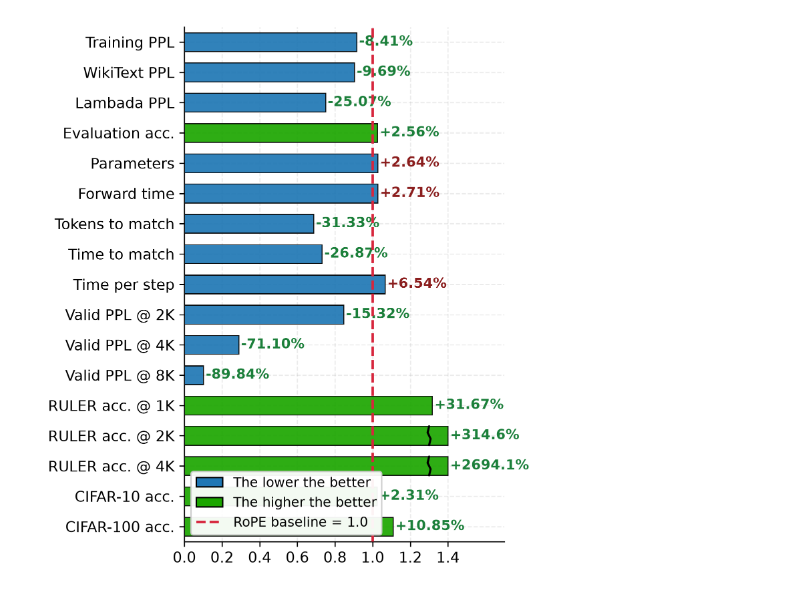
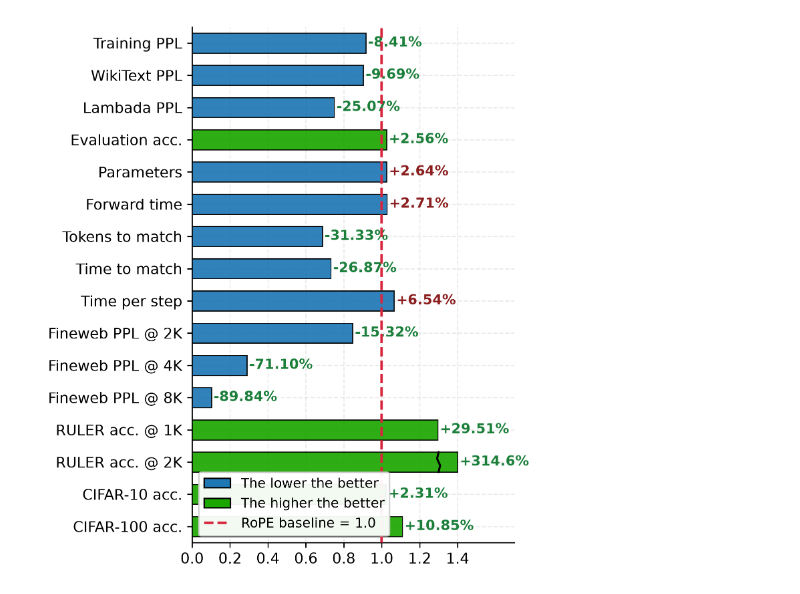
Before and after one commit to wzhagi/convpe, a Jupyter notebook: paper/FIGURES/overview.ipynb, the cells around one changed output. Saved outputs shown, nothing was run; the diff lists cells and outputs as text; code cells hidden in the pictures.

```diff
--- a/paper/FIGURES/overview.ipynb
+++ b/paper/FIGURES/overview.ipynb
@@ -37,25 +37,20 @@ rows = [
     ["Tokens to match", "lower", 2.06 / 3.0],
     ["Time to match", "lower", 1 - 0.2687],
     ["Time per step", "lower", 2.77 / 2.6],
-    ["Valid PPL @ 2K", "lower", math.exp(3.0021 - 3.1684)],
-    ["Valid PPL @ 4K", "lower", math.exp(3.0278 - 4.2690)],
-    ["Valid PPL @ 8K", "lower", math.exp(3.3575 - 5.6443)],
+    ["Fineweb PPL @ 2K", "lower", math.exp(3.0021 - 3.1684)],
+    ["Fineweb PPL @ 4K", "lower", math.exp(3.0278 - 4.2690)],
+    ["Fineweb PPL @ 8K", "lower", math.exp(3.3575 - 5.6443)],
     [
         "RULER acc. @ 1K",
         "higher",
         (0.890 + 0.664 + 0.180 + 0.200 + 0.008 + 0.186 + 0.187 + 0.008 + 0.002 + 0.012 + 0.191)
-        / (0.614 + 0.612 + 0.090 + 0.198 + 0.002 + 0.104 + 0.149 + 0.002 + 0.001 + 0.148),
+        / (0.614 + 0.612 + 0.090 + 0.198 + 0.002 + 0.104 + 0.149 + 0.032 + 0.002 + 0.001 + 0.148),
     ],
     [
         "RULER acc. @ 2K",
         "higher",
         (0.722 + 0.038 + 0.014 + 0.194 + 0.179 + 0.186 + 0.052 + 0.091)
         / (0.004 + 0.118 + 0.029 + 0.127 + 0.078),
-    ],
-    [
-        "RULER acc. @ 4K",
-        "higher",
-        (0.314 + 0.002 + 0.107 + 0.052) / (0.017),
     ],
     ["CIFAR-10 acc.", "higher", 0.931 / 0.910],
     ["CIFAR-100 acc.", "higher", 0.695 / 0.627],
@@ -117,31 +112,31 @@ for yi, r, p, d in zip(y, ratios, pct_met, dirs):
     else:
         tag = f"{p:+.2f}%"
         label_x = r + 0.012
 
     ax.text(
         label_x, yi, tag, va="center", ha="left",
         fontsize=9.8, color=color, fontweight="bold",
     )
 
 # ax.set_title("ConvPE / RoPE ratio")
 # ---------- 坐标轴调整 ----------
 ax.set_yticks(y)
 ax.set_yticklabels(labels, fontsize=10.5)
 ax.set_xlim(0, 1.70)
 ax.set_xticks(np.arange(0, 1.41, 0.2))
 # 精准贴合上下边界，解决第一根柱子上方间距问题
 ax.set_ylim(len(y) - 0.5, -0.5)
 
 # ---------- 图例 ----------
 legend_elems = [
     Patch(facecolor=BLUE, edgecolor="black", label="The lower the better"),
     Patch(facecolor=ORANGE, edgecolor="black", label="The higher the better"),
     plt.Line2D([0], [0], color=RED, linestyle="--", linewidth=1.8, label="RoPE baseline = 1.0"),
 ]
 ax.legend(handles=legend_elems, loc="lower left", frameon=True, fontsize=9.5, framealpha=0.95)
 
 plt.tight_layout()
 plt.savefig("overview.png", dpi=300, bbox_inches="tight")
 plt.show()
 # %% [output]
-[figure, old version]
+[figure, new version]
```
Also changed, not shown: 3 other files.
